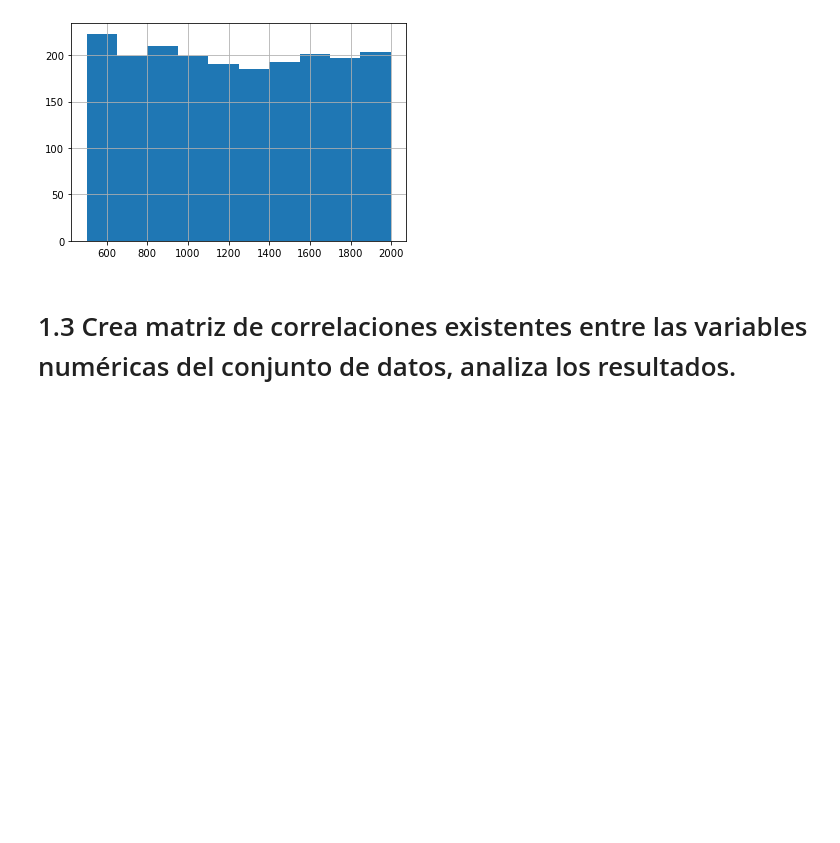
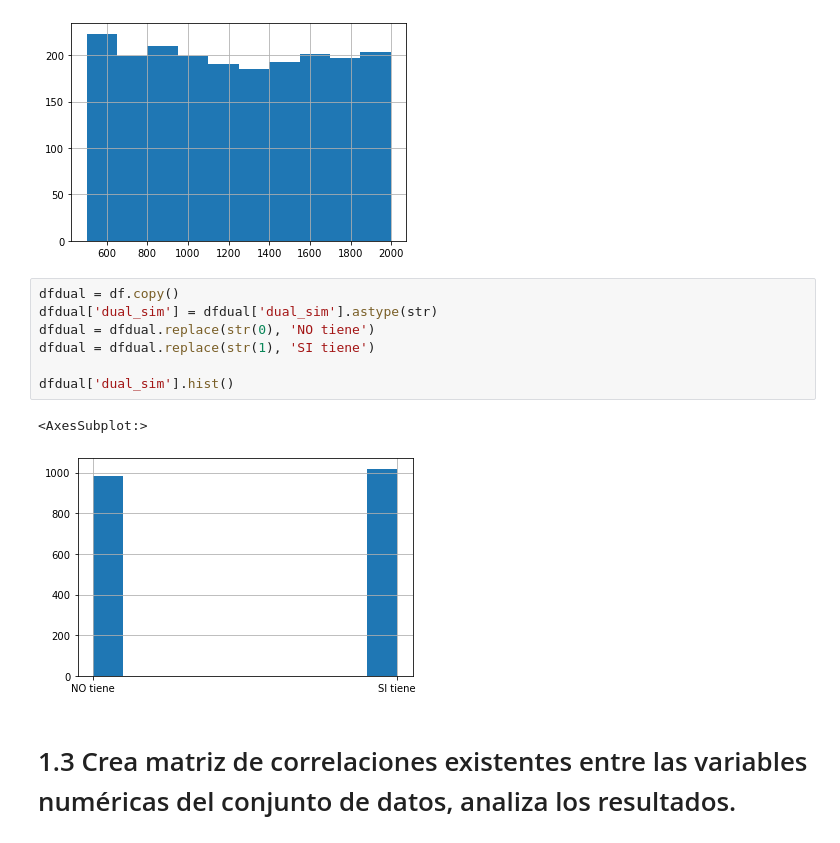
Before and after one commit to mikeruano3/UNIR_AprendizajeAutomatico_Tarea2, a Jupyter notebook: Tarea2AprendizajeAutomatico.ipynb, the cells around one changed output. Saved outputs shown, nothing was run; the diff lists cells and outputs as text; blank space fills up the shorter version.

```diff
--- a/Tarea2AprendizajeAutomatico.ipynb
+++ b/Tarea2AprendizajeAutomatico.ipynb
@@ -178,6 +178,16 @@ df['battery_power'].hist()
 # %% [output]
 <AxesSubplot:>
 [figure]
+# %%
+dfdual = df.copy()
+dfdual['dual_sim'] = dfdual['dual_sim'].astype(str)
+dfdual = dfdual.replace(str(0), 'NO tiene')
+dfdual = dfdual.replace(str(1), 'SI tiene')
+
+dfdual['dual_sim'].hist()
+# %% [output]
+<AxesSubplot:>
+[figure, added]
 # %% [markdown]
 # <a id='link1-3'>1.3 Crea matriz de correlaciones existentes entre las variables numéricas del conjunto de datos, analiza los resultados.  </a>
 # %% [markdown]
```
Also changed, not shown: parts of 50 cells of this notebook.
